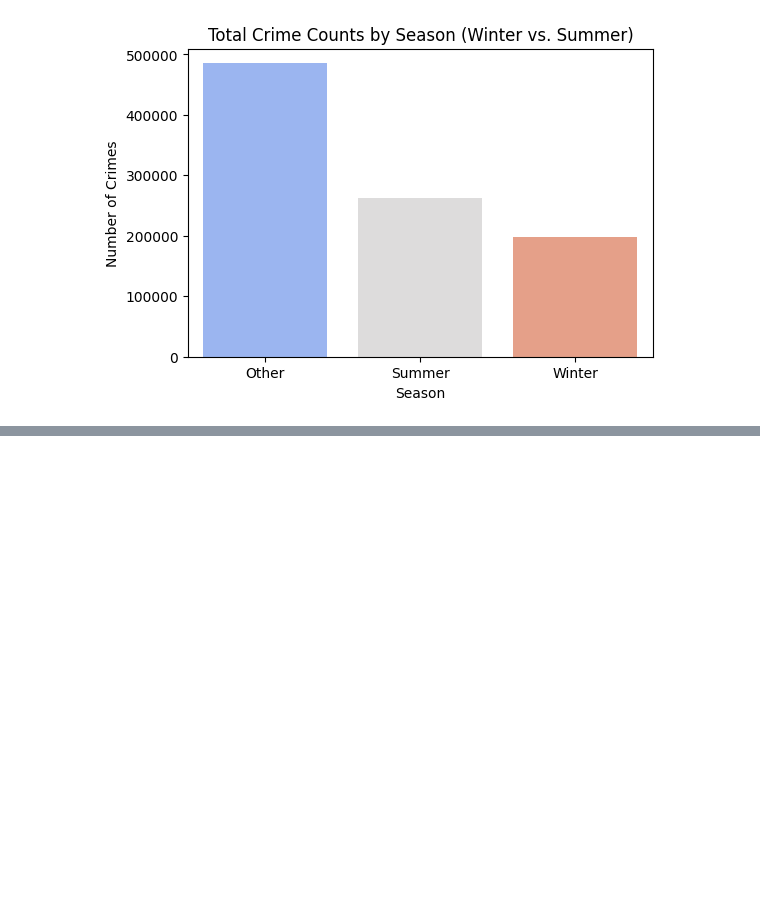
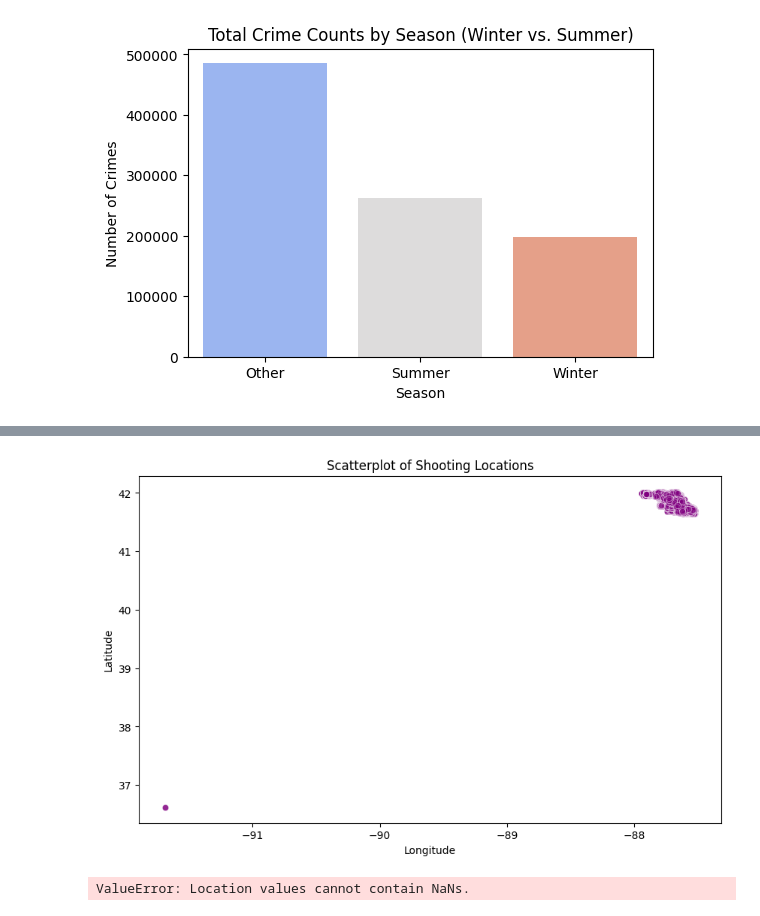
Before and after one commit to debanjanofficial/made-template, a Jupyter notebook: project/analysis.ipynb, the cells around one changed output, grey strips where cells are left out. Saved outputs shown, nothing was run; the diff lists cells and outputs as text; code cells hidden in the pictures; blank space fills up the shorter version.

```diff
--- a/project/analysis.ipynb
+++ b/project/analysis.ipynb
@@ -244,0 +239,13 @@ Passing `palette` without assigning `hue` is deprecated and will be removed in v
+# %%
+# Ensure Latitude/Longitude are not null
+print("Latitude/Longitude null counts:")
+print(crime_data[['Location']].isna().sum())
+
+# Split Location column into latitude and longitude
+crime_data[['Latitude', 'Longitude']] = crime_data['Location'].str.strip('()').str.split(',', expand=True)
+
+# Convert strings to float and clean whitespace
+crime_data['Latitude'] = crime_data['Latitude'].astype(float)
+crime_data['Longitude'] = crime_data['Longitude'].str.strip().astype(float)
+
+crime_data['Latitude'].head()
@@ -244,0 +262,42 @@ Passing `palette` without assigning `hue` is deprecated and will be removed in v
+# %%
+# --- Seaborn Scatterplot ---
+plt.figure(figsize=(10, 6))
+sns.scatterplot(
+    x=crime_data['Longitude'],
+    y=crime_data['Latitude'],
+    alpha=0.6,
+    color='purple'
+)
+plt.title('Scatterplot of Shooting Locations')
+plt.xlabel('Longitude')
+plt.ylabel('Latitude')
+plt.show()
+# %% [output]
+[figure, added]
+# %%
+import folium
+from folium.plugins import HeatMap
+
+# Clean the data by removing rows with NaN values
+clean_crime_data = crime_data.dropna(subset=['Latitude', 'Longitude'])
+
+# Generate latitude-longitude pairs from clean data
+lat_lng_pairs = list(zip(clean_crime_data['Latitude'],
+                        clean_crime_data['Longitude']))
+
+# Create a Folium map centered on the mean coordinates
+heatmap_map = folium.Map(location=[clean_crime_data['Latitude'].mean(),
+                                 clean_crime_data['Longitude'].mean()],
+                        zoom_start=10)  # Increased zoom for better detail
+
+# Add heatmap layer
+HeatMap(lat_lng_pairs,
+        radius=15,  # Adjust radius for better visibility
+        blur=10,    # Adjust blur for smoother appearance
+        max_zoom=13
+        ).add_to(heatmap_map)
+
+# Display heatmap
+heatmap_map
+# %% [output]
+ValueError: Location values cannot contain NaNs.
```
Also changed, not shown: parts of 11 cells of this notebook.
